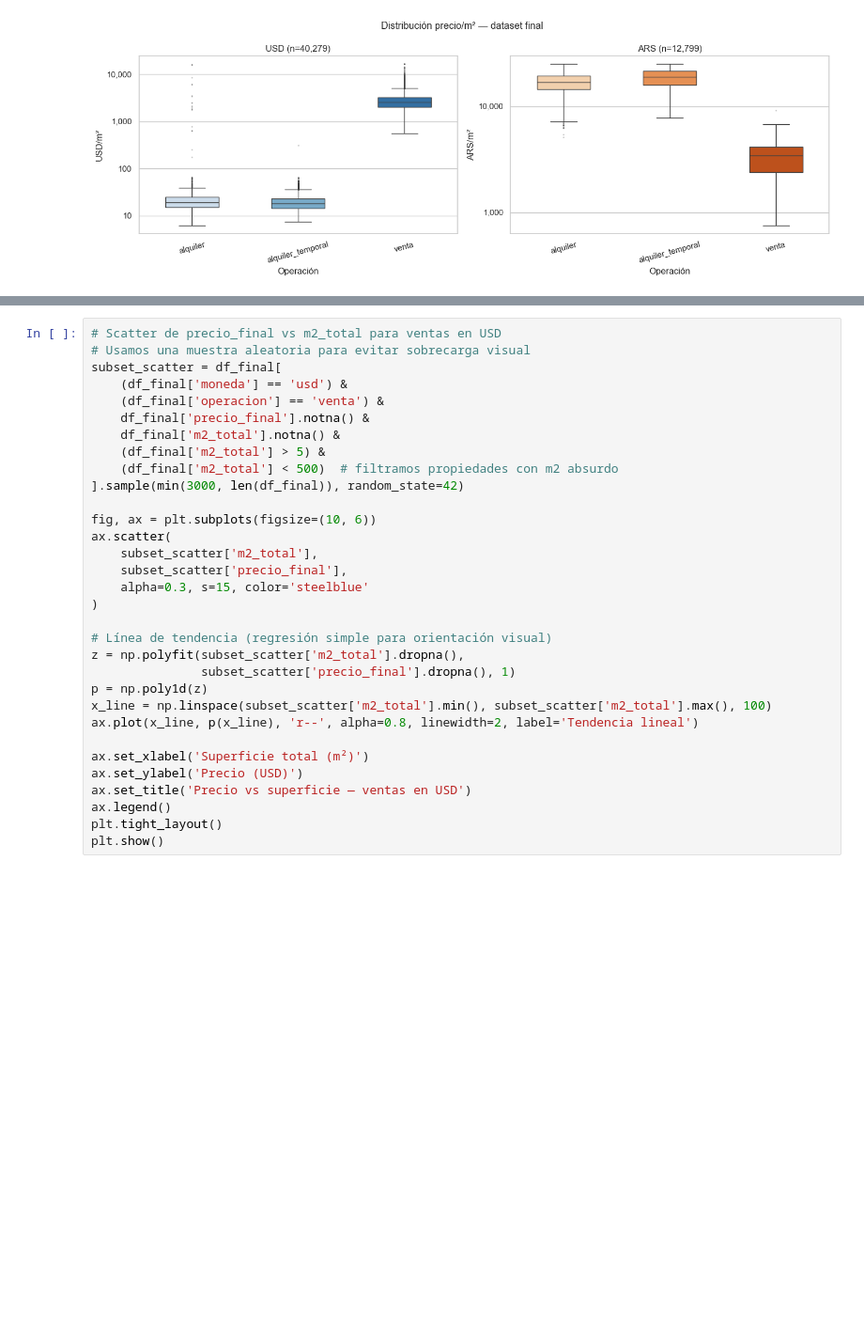
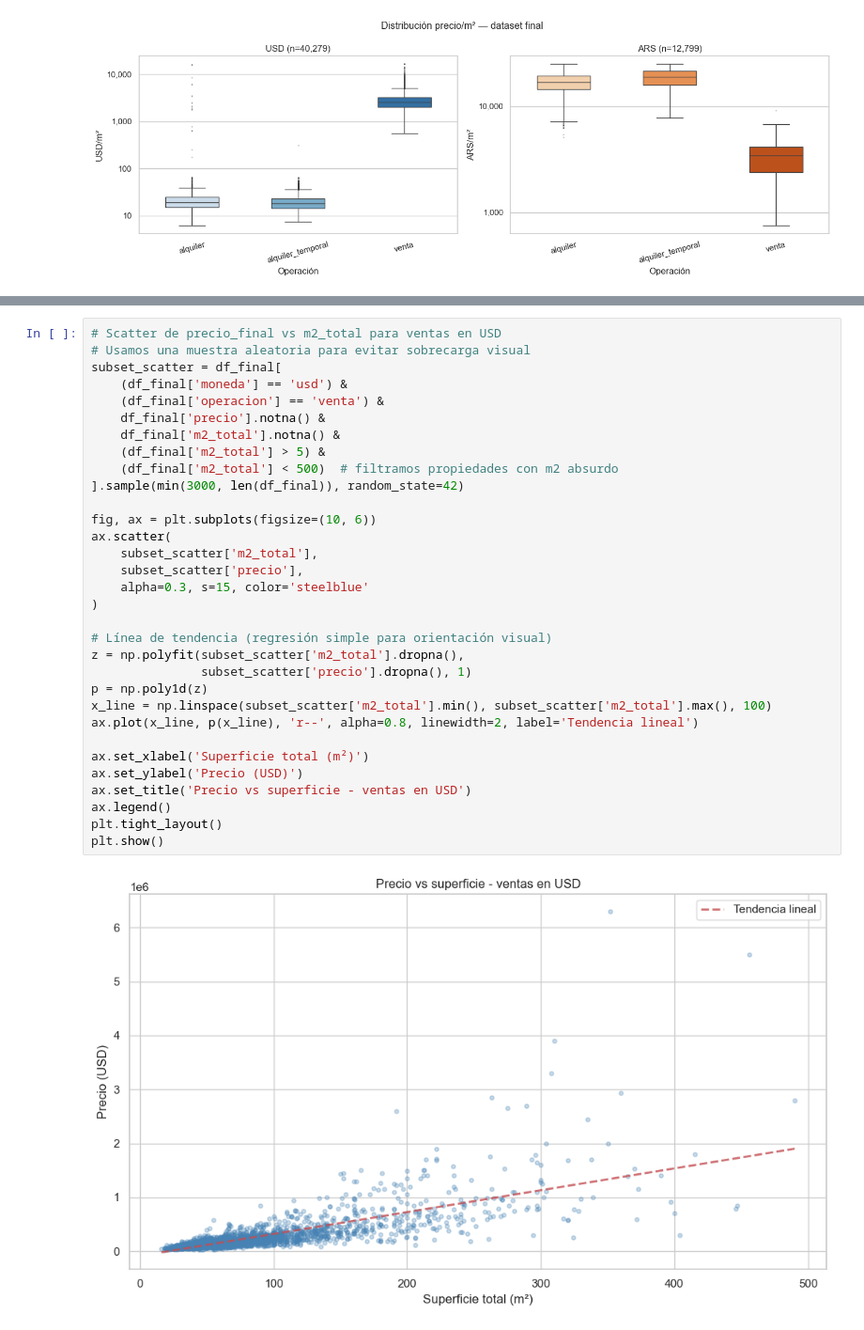
Before and after one commit to clararodriguezacevedo/descriptiva-real-estate, a Jupyter notebook: notebooks/eda.ipynb, the cells around one changed output, grey strips where cells are left out. Shown at 94% size. Drawn from its saved outputs; the diff is of its cells as text; blank space fills up the shorter version.

```diff
--- a/notebooks/eda.ipynb
+++ b/notebooks/eda.ipynb
@@ -1971,35 +1732,37 @@ plt.show()
 # %%
 # Scatter de precio_final vs m2_total para ventas en USD
 # Usamos una muestra aleatoria para evitar sobrecarga visual
 subset_scatter = df_final[
     (df_final['moneda'] == 'usd') &
     (df_final['operacion'] == 'venta') &
-    df_final['precio_final'].notna() &
+    df_final['precio'].notna() &
     df_final['m2_total'].notna() &
     (df_final['m2_total'] > 5) &
     (df_final['m2_total'] < 500)  # filtramos propiedades con m2 absurdo
 ].sample(min(3000, len(df_final)), random_state=42)
 
 fig, ax = plt.subplots(figsize=(10, 6))
 ax.scatter(
     subset_scatter['m2_total'],
-    subset_scatter['precio_final'],
+    subset_scatter['precio'],
     alpha=0.3, s=15, color='steelblue'
 )
 
 # Línea de tendencia (regresión simple para orientación visual)
 z = np.polyfit(subset_scatter['m2_total'].dropna(),
-               subset_scatter['precio_final'].dropna(), 1)
+               subset_scatter['precio'].dropna(), 1)
 p = np.poly1d(z)
 x_line = np.linspace(subset_scatter['m2_total'].min(), subset_scatter['m2_total'].max(), 100)
 ax.plot(x_line, p(x_line), 'r--', alpha=0.8, linewidth=2, label='Tendencia lineal')
 
 ax.set_xlabel('Superficie total (m²)')
 ax.set_ylabel('Precio (USD)')
-ax.set_title('Precio vs superficie — ventas en USD')
+ax.set_title('Precio vs superficie - ventas en USD')
 ax.legend()
 plt.tight_layout()
 plt.show()
+# %% [output]
+[figure, added]
 # %%
 # Heatmap de correlación entre variables numéricas clave
 # Usamos Spearman por la no-normalidad de las distribuciones de precio
```
Also changed, not shown: parts of 144 cells of this notebook.
